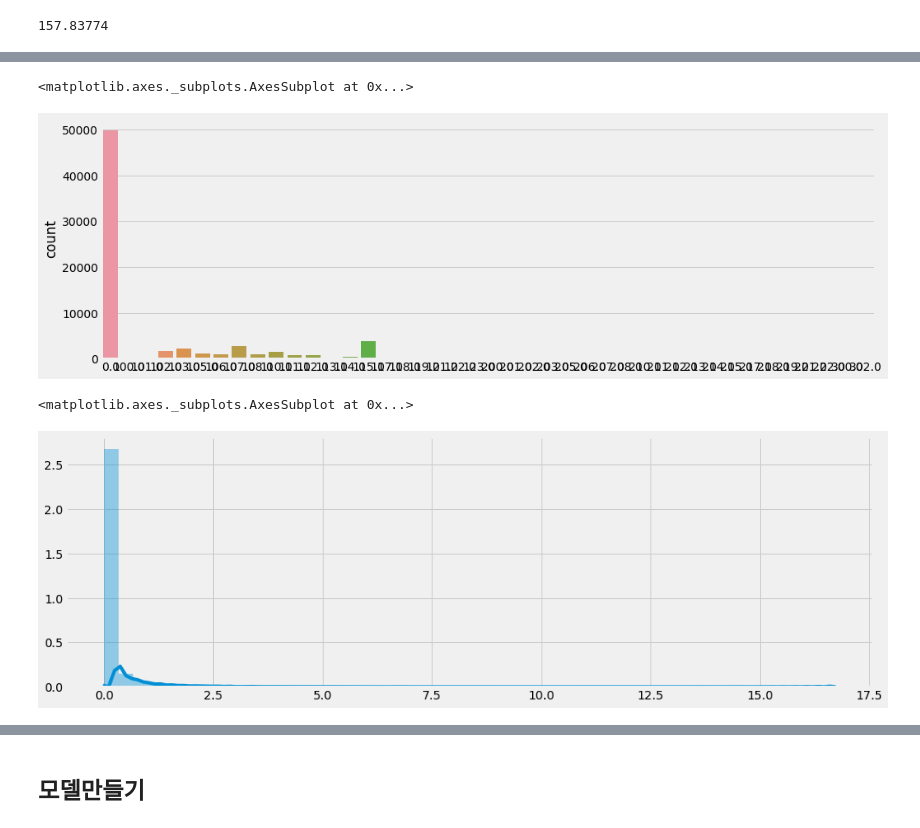
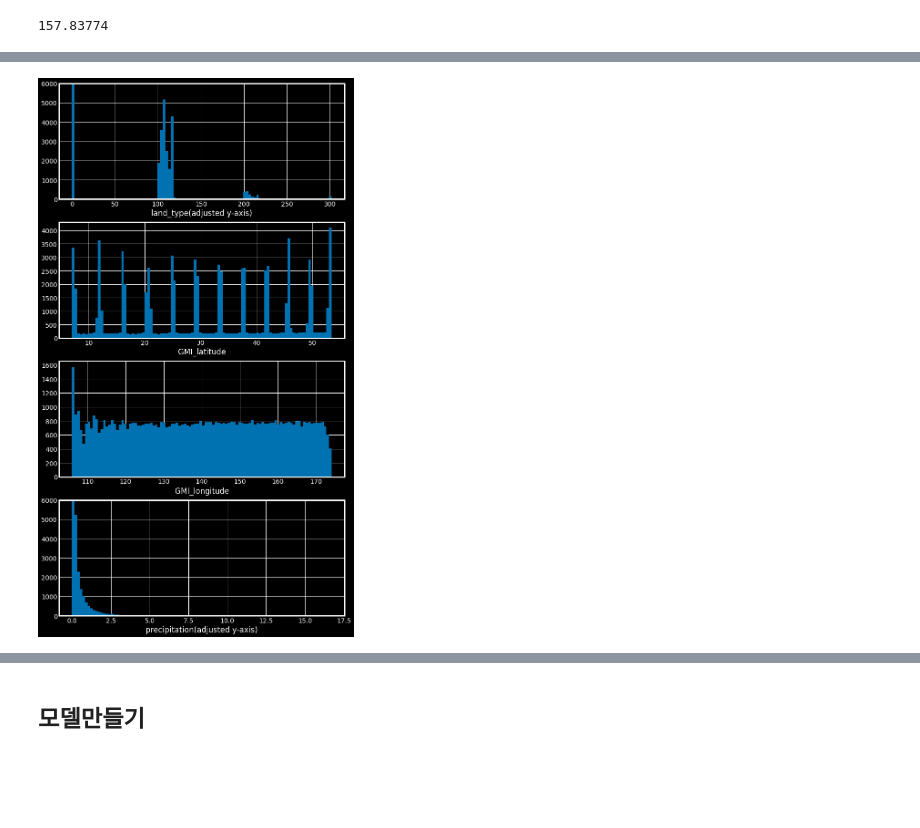
Before and after one commit to deagwon97/dacon-satellite-precipitation, a Jupyter notebook: Dacon_satellite_baseline.ipynb, the cells around one changed output, grey strips where cells are left out. Drawn from its saved outputs; the diff is of its cells as text; code cells hidden in the pictures; blank space fills up the shorter version.

```diff
--- a/Dacon_satellite_baseline.ipynb
+++ b/Dacon_satellite_baseline.ipynb
@@ -34,7 +34,5 @@ tf.__version__
 ## 데이터 받아오기
 # %%
 # 훈련 데이터 및 자가 test데이터 불러오기
-train = np.load('/content/drive/My Drive/2020 Kaggle Study/data/32bits_data/train_32bits.npy')
-test = np.load('/content/drive/My Drive/2020 Kaggle Study/data/32bits_data/test_32bits.npy')
-# 테스트 데이터 받아오기
-test_submit = np.load('/content/drive/My Drive/2020 Kaggle Study/data/test.npy')
+train = np.load('/content/drive/My Drive/2020 Kaggle Study/data/train_total_32bits.npy')
+#test = np.load('/content/drive/My Drive/2020 Kaggle Study/data/32bits_data/test_32bits.npy')
@@ -94,12 +95,0 @@ precipitation[precipitation<0] = 0
-# %%
-plt.figure(figsize = (15,5))
-sns.countplot(train_numeric[:,0])
-# %% [output]
-<matplotlib.axes._subplots.AxesSubplot at 0x...>
-[figure, removed]
-# %%
-plt.figure(figsize = (15,5))
-sns.distplot(precipitation)
-# %% [output]
-<matplotlib.axes._subplots.AxesSubplot at 0x...>
-[figure, removed]
@@ -105,0 +99,25 @@ sns.distplot(precipitation)
+# %%
+plt.style.use('seaborn-colorblind')
+plt.figure(figsize = (10,20))
+
+plt.subplot(4,1,1)
+plt.hist(train_numeric.land_type, bins = 100)
+plt.ylim(0,6000)
+plt.xlabel('land_type(adjusted y-axis)')
+
+plt.subplot(4,1,2)
+plt.hist(train_numeric.GMI_latitude, bins = 100)
+plt.xlabel('GMI_latitude')
+
+plt.subplot(4,1,3)
+plt.hist(train_numeric.GMI_longitude, bins = 100)
+plt.xlabel('GMI_longitude')
+
+plt.subplot(4,1,4)
+plt.hist(train_numeric.precipitation, bins = 100)
+plt.ylim(0,6000)
+plt.xlabel('precipitation(adjusted y-axis)')
+
+plt.show()
+# %% [output]
+[figure, added]
```
Also changed, not shown: parts of 27 cells of this notebook.
